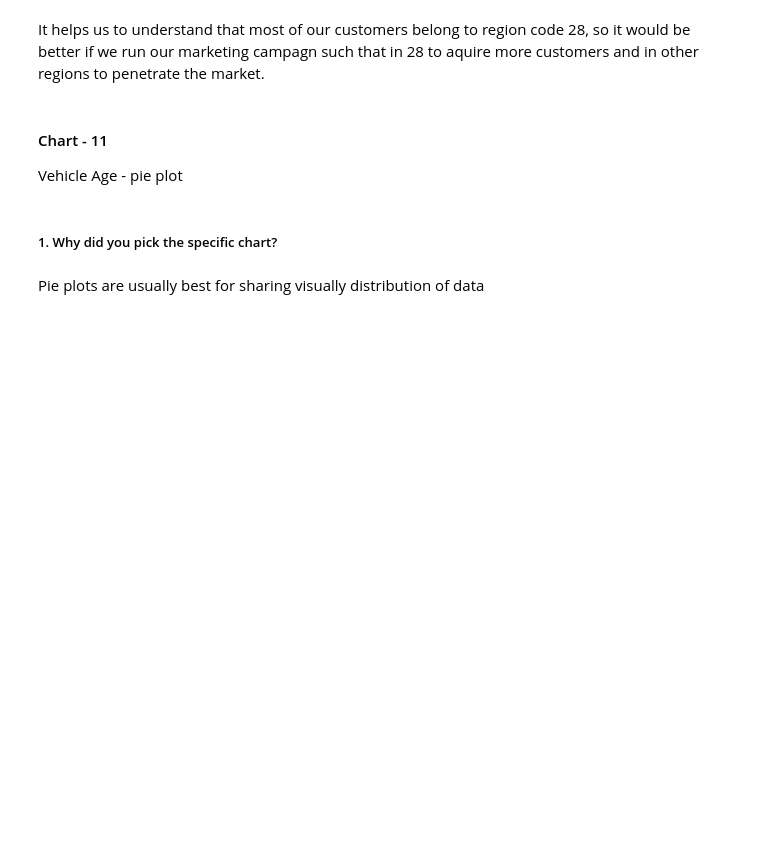
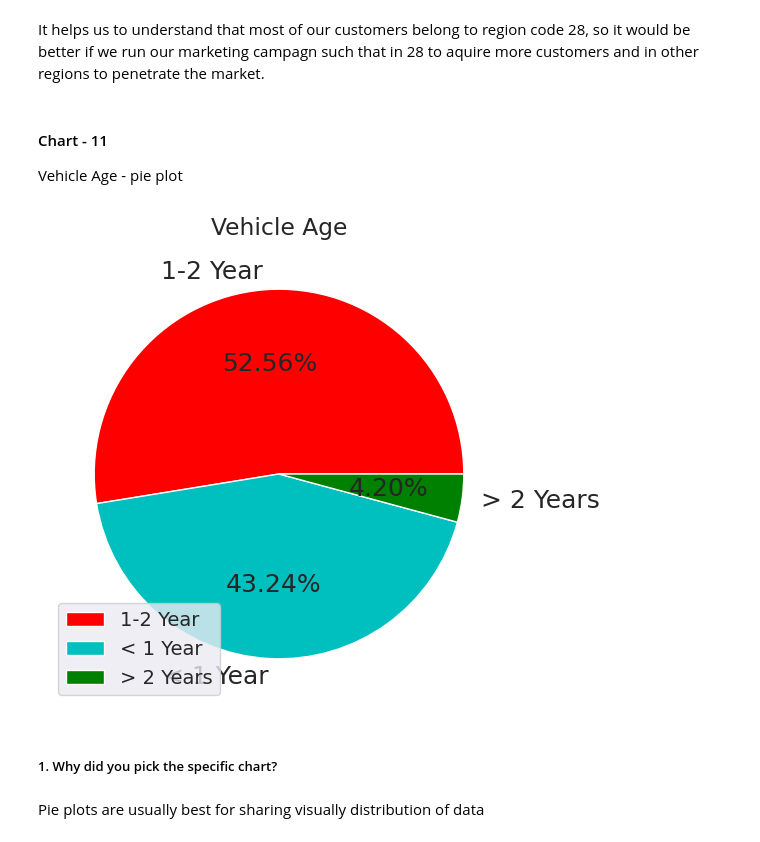
Before and after one commit to azizdafi/Health_Insurance_Cross_Sell_Prediciotn, a Jupyter notebook: Health_Submission_ML_classification_Sayed_Aziz_Ahmed.ipynb, the cells around one changed output. Cells and saved outputs as stored; diff of their text form; code cells hidden in the pictures; blank space fills up the shorter version.

```diff
--- a/Health_Submission_ML_classification_Sayed_Aziz_Ahmed.ipynb
+++ b/Health_Submission_ML_classification_Sayed_Aziz_Ahmed.ipynb
@@ -577,17 +717,19 @@ Vehicle Age - pie plot
 # %%
 # Chart - 11 visualization code
 data = df['Vehicle_Age'].value_counts()
 labels = [ '1-2 Year', '< 1 Year','> 2 Years']
 
 #create pie chart
 plt.figure(figsize=(6,6))
 # explode=(0,0.1,0.1,0.1,0.0,1.3) explode=explode,
 color = ['r', 'c', 'g', 'm', 'k']
-plt.pie(data,  colors = color, autopct='%.2f%%',labels = labels, textprops={'fontsize': 8})
+plt.pie(data,  colors = color, autopct='%.2f%%',labels = labels, textprops={'fontsize': 18})
 plt.title('Vehicle Age')
 plt.legend()
 plt.show()
 # print(data)
+# %% [output]
+[figure, added]
 # %% [markdown]
 ##### 1. Why did you pick the specific chart?
 # %% [markdown]
```
Also changed, not shown: parts of 66 cells of this notebook.
